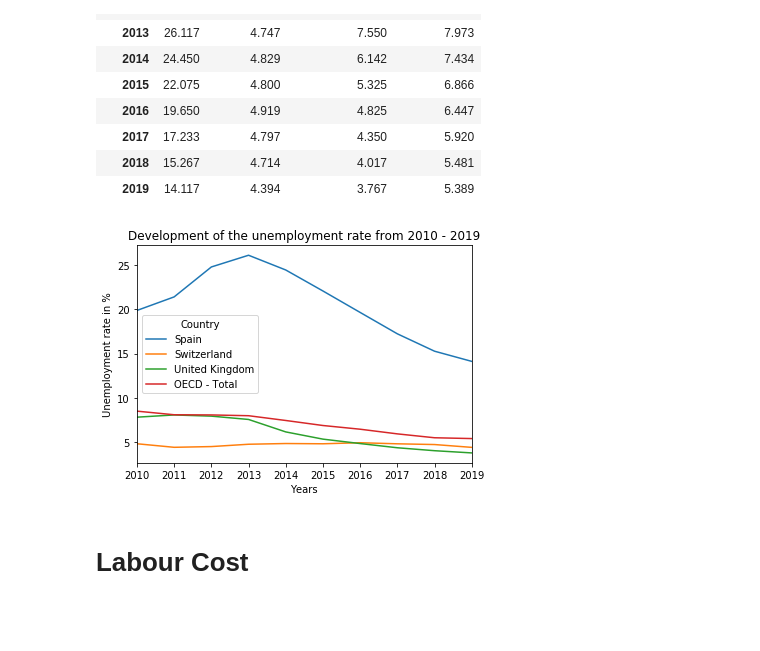
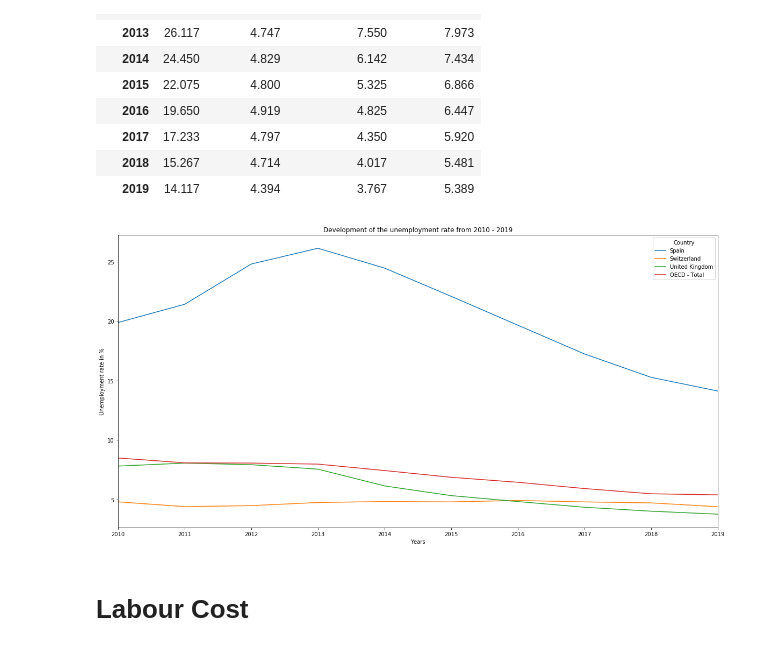
Before and after one commit to rogermoll/Capstone_project, a Jupyter notebook: Macro Economical review.ipynb, the cells around one changed output. Cells and saved outputs as stored; diff of their text form; code cells hidden in the pictures; blank space fills up the shorter version.

```diff
--- a/Macro Economical review.ipynb
+++ b/Macro Economical review.ipynb
@@ -41,15 +41,18 @@ unemp_tr
 # %%
 %matplotlib inline
 import matplotlib as mpl
 import matplotlib.pyplot as plt
 
-unemp_tr.plot()
+unemp_tr.plot(kind='line',
+             stacked=False,
+             figsize=(20, 10), # pass a tuple (x, y) size
+             )
 plt.title('Development of the unemployment rate from 2010 - 2019')
 plt.ylabel('Unemployment rate in %')
 plt.xlabel('Years')
 plt.show()
 # %% [output]
-[figure, old version]
+[figure, new version]
 # %% [markdown]
 # Labour Cost
 # %%
```
Also changed, not shown: parts of 9 cells of this notebook.
